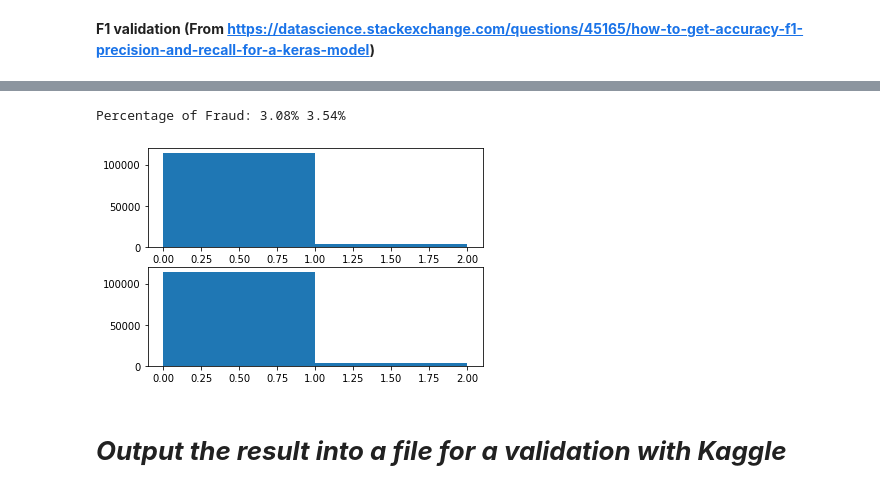
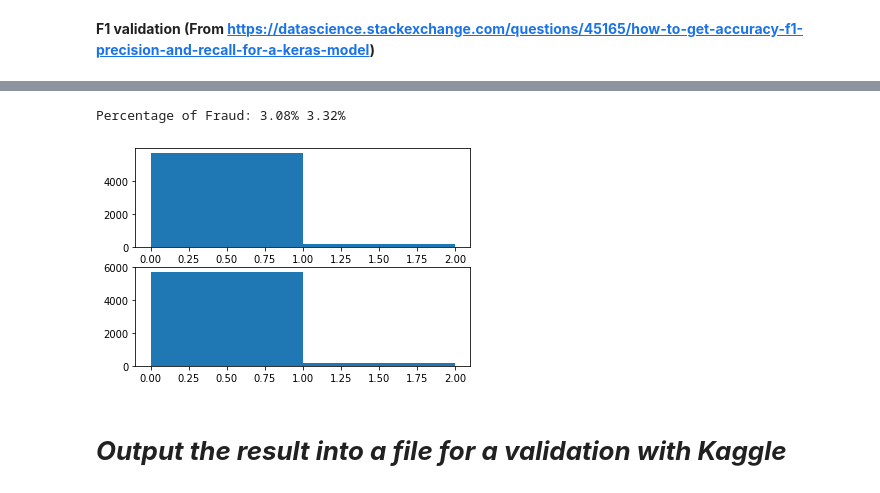
Before and after one commit to aquangnguyen1992/Advanced_Data_Science_Capstone, a Jupyter notebook: Capstone_Project.ipynb, the cells around one changed output, grey strips where cells are left out. Cells and saved outputs as stored; diff of their text form; code cells hidden in the pictures.

Commit message:
Reached 0.75 using a threshold of 0.3 for the test set. The model might be overfitting

```diff
--- a/Capstone_Project.ipynb
+++ b/Capstone_Project.ipynb
@@ -481,9 +485,9 @@ plot_metric(history)
 **F1 validation (From https://datascience.stackexchange.com/questions/45165/how-to-get-accuracy-f1-precision-and-recall-for-a-keras-model)**
 # %%
 # Save model weights to drive
-!cp -r best_model.h5 '/content/gdrive/My Drive/Kaggle/best_model_20200731_METRICS.h5'
+!cp -r best_model.h5 '/content/gdrive/My Drive/Kaggle/best_model_20200801_METRICS.h5'
 
-#new_model = tf.keras.models.load_model('./best_model.h5', custom_objects={'LeakyReLU': tf.keras.layers.LeakyReLU(alpha=0.01)})
-#new_model.summary()
-
-#new_model.summary()
+new_model = tf.keras.models.load_model('./best_model.h5', custom_objects={'LeakyReLU': tf.keras.layers.LeakyReLU(alpha=0.01)})
+#new_model = tf.keras.models.load_model('/content/gdrive/My Drive/Kaggle/best_model_20200731_METRICS.h5',
+#                                        custom_objects={'LeakyReLU': tf.keras.layers.LeakyReLU(alpha=0.01)})
+new_model.summary()
@@ -556,8 +576,11 @@ def plot_cm(labels, predictions, p=0.5):
 # %%
-baseline_results = my_model.evaluate(X_test, Y_test,
+#BATCH_SIZE = 256
+baseline_results = new_model.evaluate(X_test, Y_test,
                                   batch_size=BATCH_SIZE, verbose=0)
-for name, value in zip(model.metrics_names, baseline_results):
+for name, value in zip(new_model.metrics_names, baseline_results):
   print(name, ': ', value)
 print()
 
-plot_cm(test_labels, test_predictions_baseline)
+predictions = new_model.predict(X_test, batch_size=BATCH_SIZE, verbose=0)
+
+plot_cm(Y_test, predictions, p=0.9)
@@ -564,18 +628,18 @@ plot_cm(test_labels, test_predictions_baseline)
 # %%
-prediction = np.squeeze(baseline_results, axis=1)
+prediction = np.squeeze(predictions, axis=1)
 
 plt.subplot(211)
 plt.hist(Y_test, bins=[0,1,2])
 
 plt.subplot(212)
 plt.hist((prediction>0.9).astype('int'), bins=[0,1,2])
 
-fraud_predict = np.unique((prediction>0.9).astype('int'), return_counts=True)
+fraud_predict = np.unique((prediction>0.85).astype('int'), return_counts=True)
 fraud_real = np.unique(Y_test, return_counts=True)
 print("Percentage of Fraud: " + str(round(fraud_predict[1][1]/np.sum(fraud_predict[1])*100,2)) + "% " + str(round(fraud_real[1][1]/np.sum(fraud_real[1])*100,2)) + "%")
 # %% [output]
-Percentage of Fraud: 3.08% 3.54%
+Percentage of Fraud: 3.08% 3.32%
-[figure, old version]
+[figure, new version]
 # %% [markdown]
 # ***Output the result into a file for a validation with Kaggle***
 # %%
```
Also changed, not shown: parts of 13 cells of this notebook.
